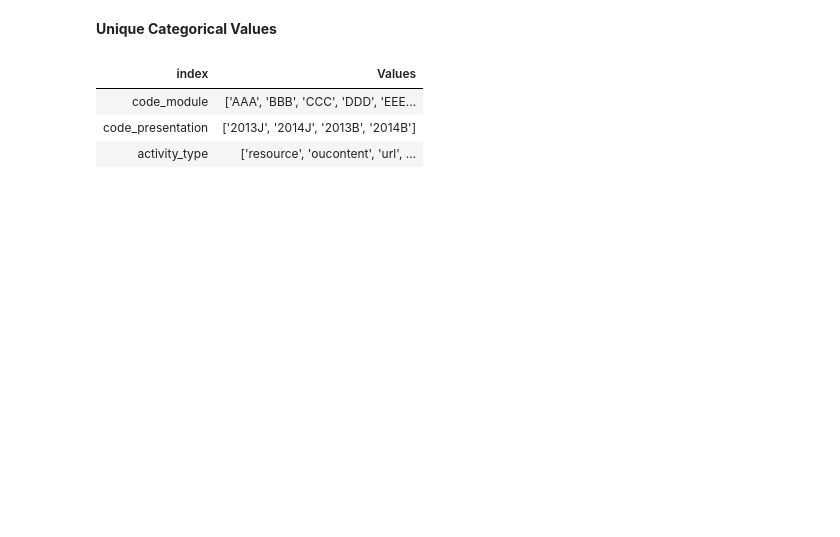
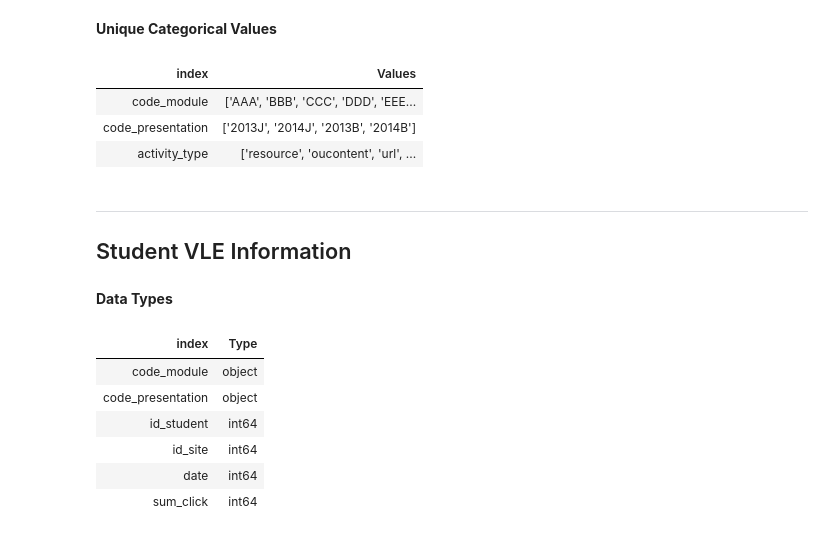
Before and after one commit to freyjagarner/Student-Data-Analysis, a Jupyter notebook: Capstone/VLE.ipynb, the cells around one changed output. Cells and saved outputs as stored; diff of their text form; code cells hidden in the pictures; blank space fills up the shorter version.

```diff
--- a/Capstone/VLE.ipynb
+++ b/Capstone/VLE.ipynb
@@ -121,3 +178,19 @@ unique_vals(vle)
 | code_module | ['AAA', 'BBB', 'CCC', 'DDD', 'EEE... |
 | code_presentation | ['2013J', '2014J', '2013B', '2014B'] |
 | activity_type | ['resource', 'oucontent', 'url', ... |
+# %% [markdown]
+---
+
+## Student VLE Information
+# %% [markdown]
+**Data Types**
+# %%
+get_dtypes(student_vle)
+# %% [output]
+| index | Type |
+| code_module | object |
+| code_presentation | object |
+| id_student | int64 |
+| id_site | int64 |
+| date | int64 |
+| sum_click | int64 |
```
Also changed, not shown: parts of 30 cells of this notebook.
